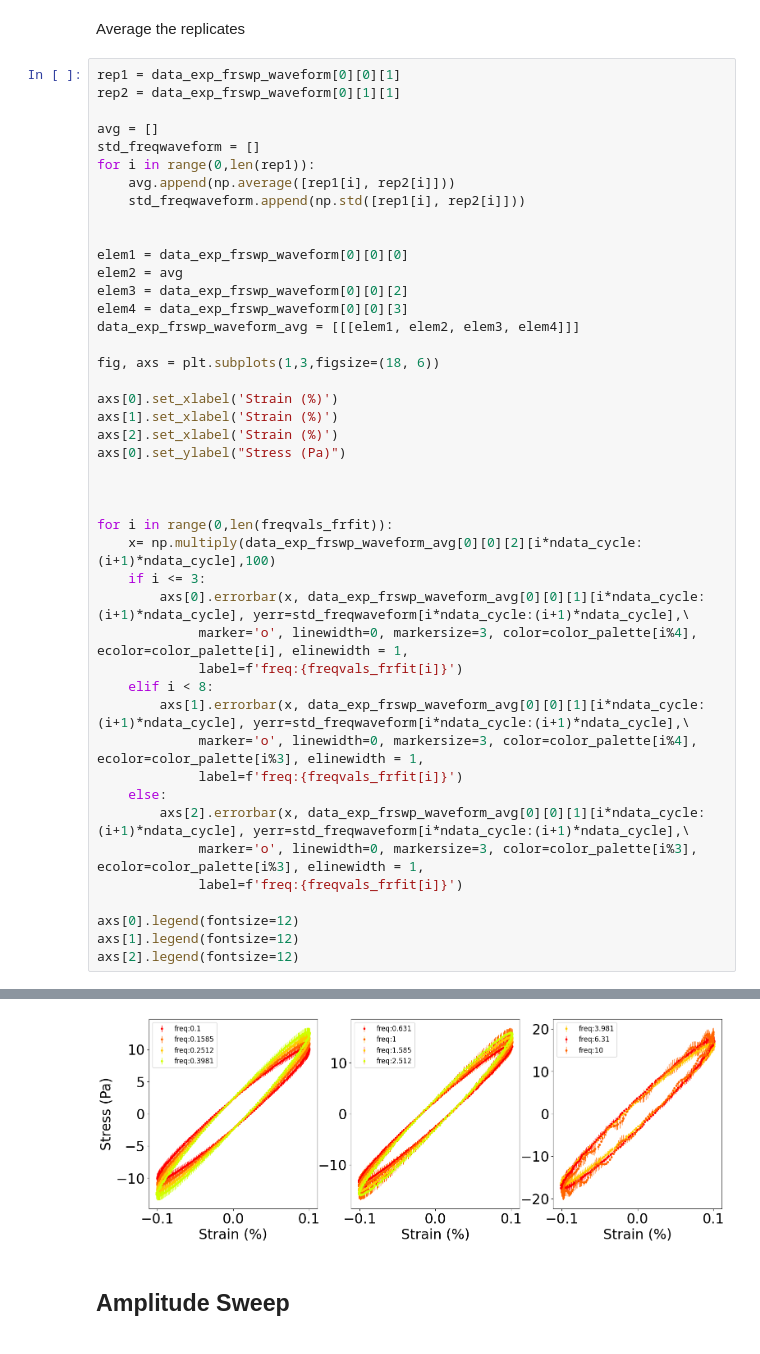
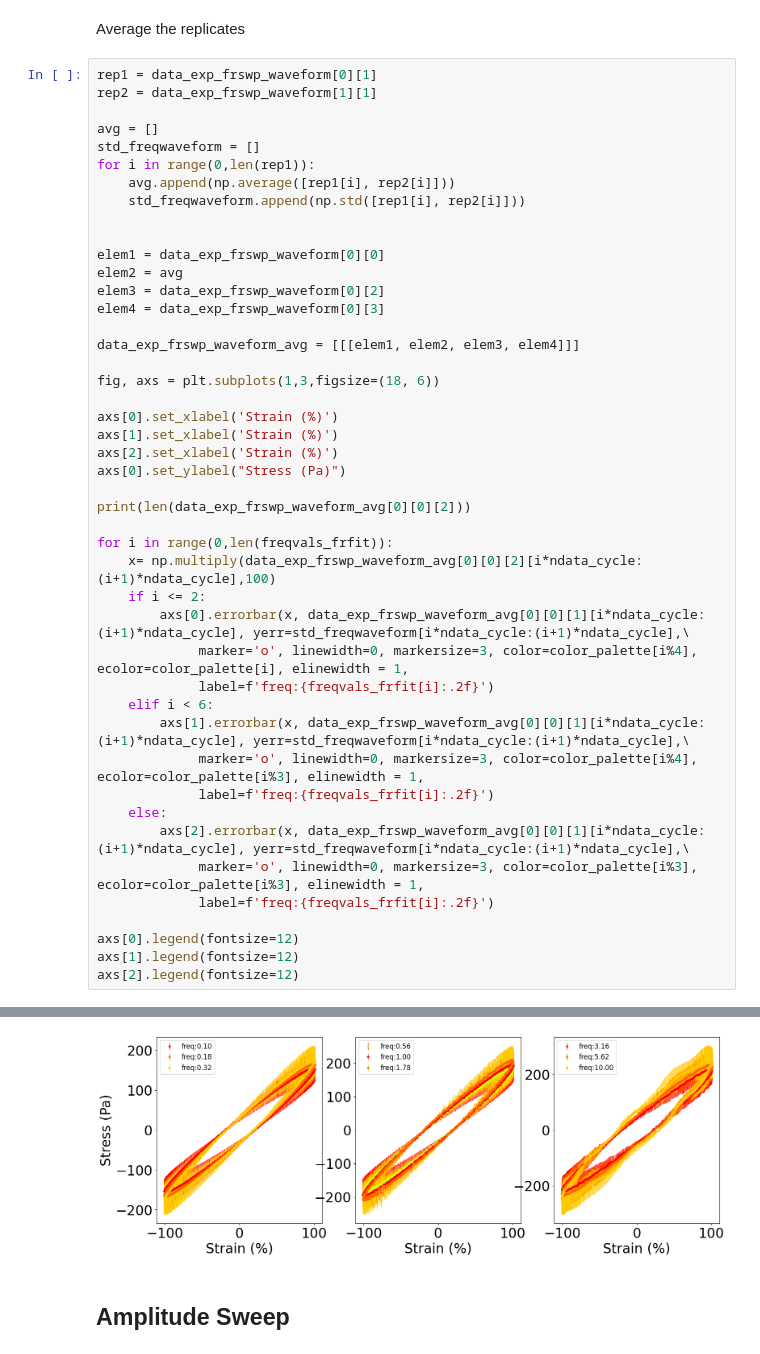
Before and after one commit to yagmurbugday/vdSman_Constitutive_Model_Fitting, a Jupyter notebook: data_reading.ipynb, the cells around one changed output, grey strips where cells are left out. Saved outputs shown, nothing was run; the diff lists cells and outputs as text.

```diff
--- a/data_reading.ipynb
+++ b/data_reading.ipynb
@@ -201,8 +222,8 @@ data_exp_frswp_waveform = read_data(n_header, n_rows, header_list, what_to_colle
 # %% [markdown]
 Average the replicates
 # %%
-rep1 = data_exp_frswp_waveform[0][0][1]
-rep2 = data_exp_frswp_waveform[0][1][1]
+rep1 = data_exp_frswp_waveform[0][1]
+rep2 = data_exp_frswp_waveform[1][1]
 
 avg = []
 std_freqwaveform = []
@@ -211,10 +232,11 @@ for i in range(0,len(rep1)):
     std_freqwaveform.append(np.std([rep1[i], rep2[i]]))
 
 
-elem1 = data_exp_frswp_waveform[0][0][0]
+elem1 = data_exp_frswp_waveform[0][0]
 elem2 = avg
-elem3 = data_exp_frswp_waveform[0][0][2]
-elem4 = data_exp_frswp_waveform[0][0][3]
+elem3 = data_exp_frswp_waveform[0][2]
+elem4 = data_exp_frswp_waveform[0][3]
+
 data_exp_frswp_waveform_avg = [[[elem1, elem2, elem3, elem4]]]
 
 fig, axs = plt.subplots(1,3,figsize=(18, 6))
@@ -224,22 +246,22 @@ axs[1].set_xlabel('Strain (%)')
 axs[2].set_xlabel('Strain (%)')
 axs[0].set_ylabel("Stress (Pa)")
 
-
+print(len(data_exp_frswp_waveform_avg[0][0][2]))
 
 for i in range(0,len(freqvals_frfit)):
     x= np.multiply(data_exp_frswp_waveform_avg[0][0][2][i*ndata_cycle:(i+1)*ndata_cycle],100)
-    if i <= 3:
+    if i <= 2:
         axs[0].errorbar(x, data_exp_frswp_waveform_avg[0][0][1][i*ndata_cycle:(i+1)*ndata_cycle], yerr=std_freqwaveform[i*ndata_cycle:(i+1)*ndata_cycle],\
              marker='o', linewidth=0, markersize=3, color=color_palette[i%4], ecolor=color_palette[i], elinewidth = 1,
-             label=f'freq:{freqvals_frfit[i]}')
-    elif i < 8:
+             label=f'freq:{freqvals_frfit[i]:.2f}')
+    elif i < 6:
         axs[1].errorbar(x, data_exp_frswp_waveform_avg[0][0][1][i*ndata_cycle:(i+1)*ndata_cycle], yerr=std_freqwaveform[i*ndata_cycle:(i+1)*ndata_cycle],\
              marker='o', linewidth=0, markersize=3, color=color_palette[i%4], ecolor=color_palette[i%3], elinewidth = 1,
-             label=f'freq:{freqvals_frfit[i]}')
+             label=f'freq:{freqvals_frfit[i]:.2f}')
     else:
         axs[2].errorbar(x, data_exp_frswp_waveform_avg[0][0][1][i*ndata_cycle:(i+1)*ndata_cycle], yerr=std_freqwaveform[i*ndata_cycle:(i+1)*ndata_cycle],\
              marker='o', linewidth=0, markersize=3, color=color_palette[i%3], ecolor=color_palette[i%3], elinewidth = 1,
-             label=f'freq:{freqvals_frfit[i]}')
+             label=f'freq:{freqvals_frfit[i]:.2f}')
 
 axs[0].legend(fontsize=12)
 axs[1].legend(fontsize=12)
@@ -249,4 +272,4 @@ axs[2].legend(fontsize=12)
-[figure, old version]
+[figure, new version]
 # %% [markdown]
 ## Amplitude Sweep
 # %%
```
Also changed, not shown: parts of 17 cells of this notebook, 16 other files.
